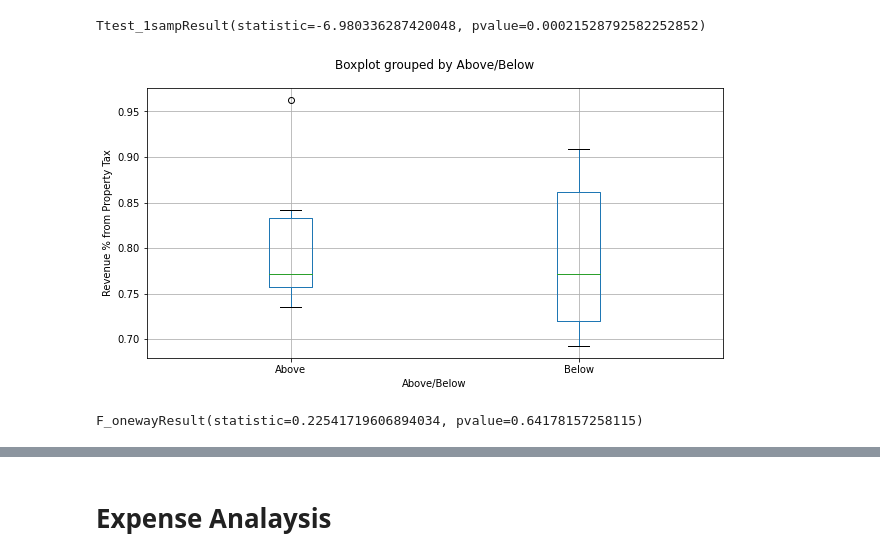
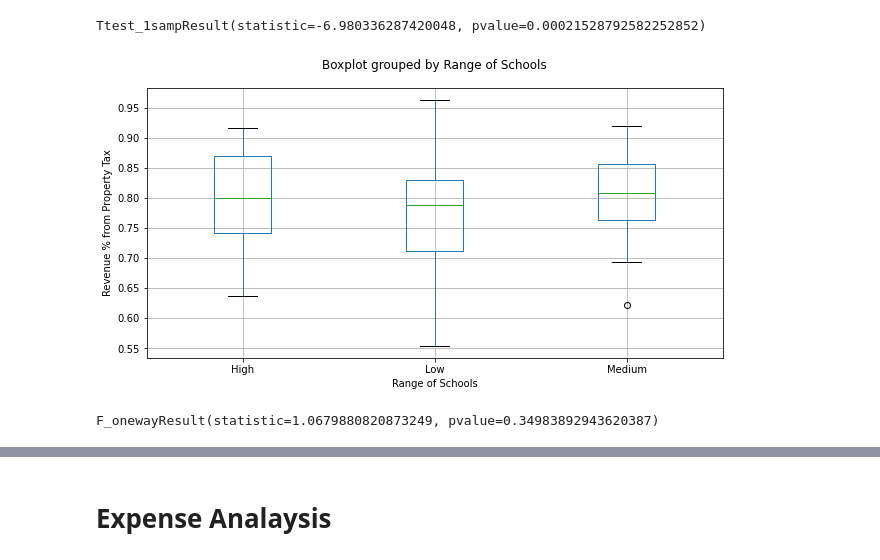
Before and after one commit to jjwilliams11/project1, a Jupyter notebook: Education_Dropout/FL_Education_Dropout_JJ.ipynb, the cells around one changed output, grey strips where cells are left out. Drawn from its saved outputs; the diff is of its cells as text; code cells hidden in the pictures.

Commit message:
Changed analysis by number of schools and working on anova test now

```diff
--- a/Education_Dropout/FL_Education_Dropout_JJ.ipynb
+++ b/Education_Dropout/FL_Education_Dropout_JJ.ipynb
@@ -461,7 +401,7 @@ median
 # %%
-#Establish a dateframe with the school districts that fit within our range of the median
-florida_dropout_rate_median = florida_dropout_rate.loc[(florida_dropout_rate["Total Dropout Rate"] > median - .002) & (florida_dropout_rate["Total Dropout Rate"] < median + .003)]
+# #Establish a dateframe with the school districts that fit within our range of the median
+# florida_dropout_rate_median = florida_dropout_rate.loc[(florida_dropout_rate["Total Dropout Rate"] > median - .002) & (florida_dropout_rate["Total Dropout Rate"] < median + .003)]
 
-# Establish a districts list to use as reference later in the analysis phase
-districts = florida_dropout_rate_median["District Name"]
-florida_dropout_rate_median
+# # Establish a districts list to use as reference later in the analysis phase
+# districts = florida_dropout_rate_median["District Name"]
+# florida_dropout_rate_median
@@ -546,7 +422,7 @@ florida_dropout_rate_median_below
 # Financial Analysis
 # %%
 # Pulling all financial data for districts for analysis
-fl_district_financials = pd.merge(florida_dropout_rate_median,fl_nces_combined, on="District Name")
+fl_district_financials = pd.merge(clean_dropout_rate,fl_nces_combined, on="District Name")
 districts_financials = fl_district_financials[fl_district_financials["District Name"].isin(districts)]
 districts_financials
 # %% [output]
@@ -580,7 +469,10 @@ districts_financials
 # %% [markdown]
 # Revenue Analaysis
 # %%
-district_rev = districts_financials[["District Name","Above/Below", "Total Schools", "Total Revenue",
+# florida_dropout_rate_mean["Above/Below"] = np.where(florida_dropout_rate_mean['Total Dropout Rate'] > mean, 'Above', 'Below')
+# florida_dropout_rate_mean
+
+district_rev = districts_financials[["District Name","Total Dropout Rate", "Total Schools", "Total Revenue",
                                              "Total Federal Revenue", "Total State Revenue", "Total Local Revenue",
                                             "Local Revenue (Property Tax)"]]
 
@@ -596,6 +488,20 @@ district_rev["Revenue % from State"] = perc_state
 district_rev["Revenue % from Local"] = perc_local
 district_rev["Revenue % from Property Tax"] = perc_prop_tax
 
+# create a list of our conditions
+conditions = [
+    (district_rev["Total Schools"] <= 15),
+    (district_rev["Total Schools"] > 15) & (district_rev["Total Schools"] < 60),
+    (district_rev["Total Schools"] > 60)
+    ]
+
+# create a list of the values we want to assign for each condition
+values = ['Low', 'Medium', 'High']
+
+# create a new column and use np.select to assign values to it using our lists as arguments
+district_rev['Range of Schools'] = np.select(conditions, values)
+
+
 # Format columns
 # district_rev = district_rev.style.format({"Total Revenue": "${:,.0f}" , "Total Federal Revenue": "${:,.0f}",
 #                                                             "Total State Revenue":"${:,.0f}", "Total Local Revenue":"${:,.0f}",
@@ -679,18 +577,19 @@ sts.ttest_1samp(above_sample, population.mean())
 # %% [output]
 Ttest_1sampResult(statistic=-6.980336287420048, pvalue=0.00021528792582252852)
 # %%
-district_rev.boxplot("Revenue % from Property Tax", by="Above/Below", figsize=(10, 5))
+district_rev.boxplot("Revenue % from Property Tax", by="Range of Schools", figsize=(10, 5))
 plt.title('')
 plt.ylabel('Revenue % from Property Tax')
 # plt.savefig('output_data/SHLat_Wind.png')
 plt.show()
 
 # Extract individual groups
-prop_above = district_rev[district_rev["Above/Below"] == "Above"]["Revenue % from Property Tax"]
-prop_below = district_rev[district_rev["Above/Below"] == "Below"]["Revenue % from Property Tax"]
+prop_low = district_rev[district_rev["Range of Schools"] == "Low"]["Revenue % from Property Tax"]
+prop_medium = district_rev[district_rev["Range of Schools"] == "Medium"]["Revenue % from Property Tax"]
+prop_high = district_rev[district_rev["Range of Schools"] == "High"]["Revenue % from Property Tax"]
 
 # Perform the ANOVA
-sts.f_oneway(prop_above, prop_below)
+sts.f_oneway(prop_low, prop_medium, prop_high)
 # %% [output]
-[figure, old version]
+[figure, new version]
-F_onewayResult(statistic=0.22541719606894034, pvalue=0.64178157258115)
+F_onewayResult(statistic=1.0679880820873249, pvalue=0.34983892943620387)
```
Also changed, not shown: parts of 44 cells of this notebook.
